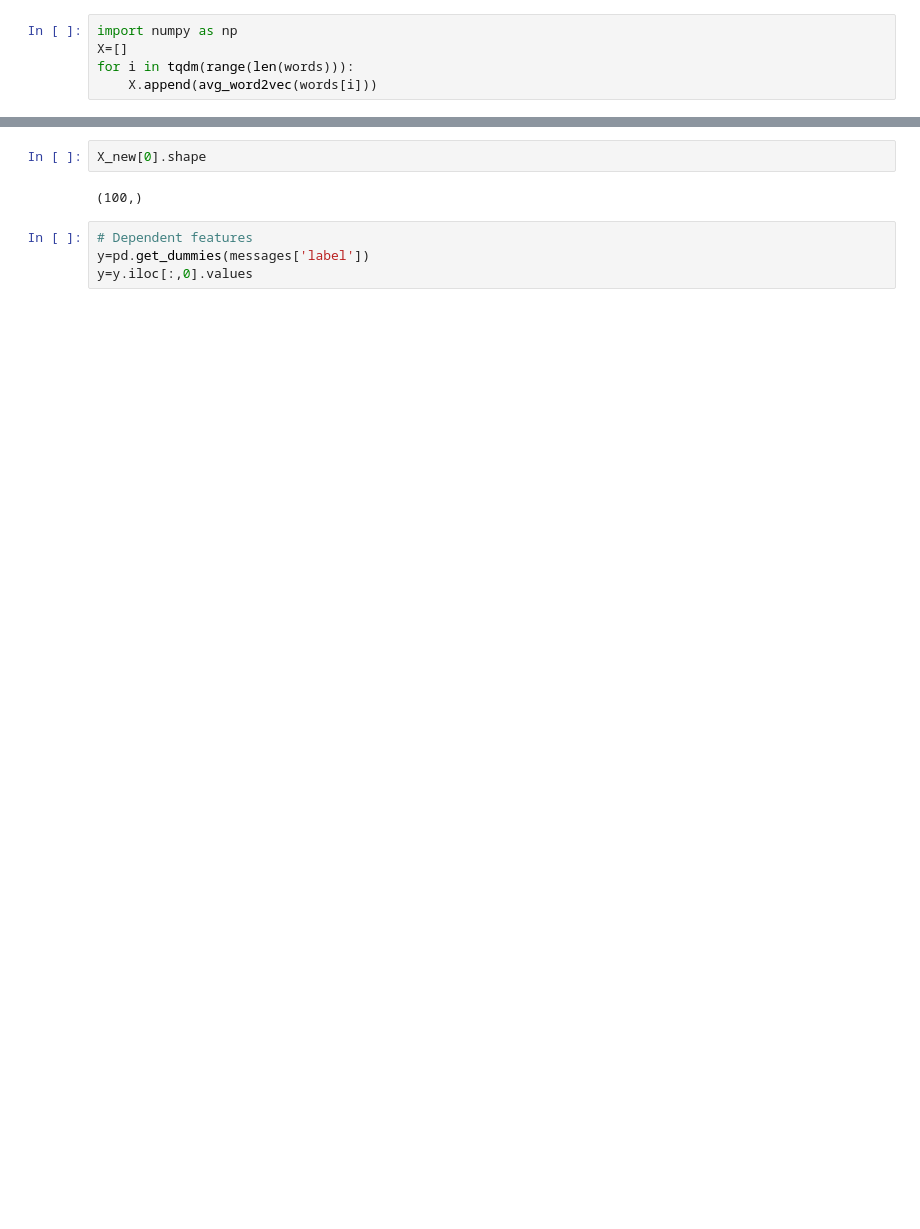
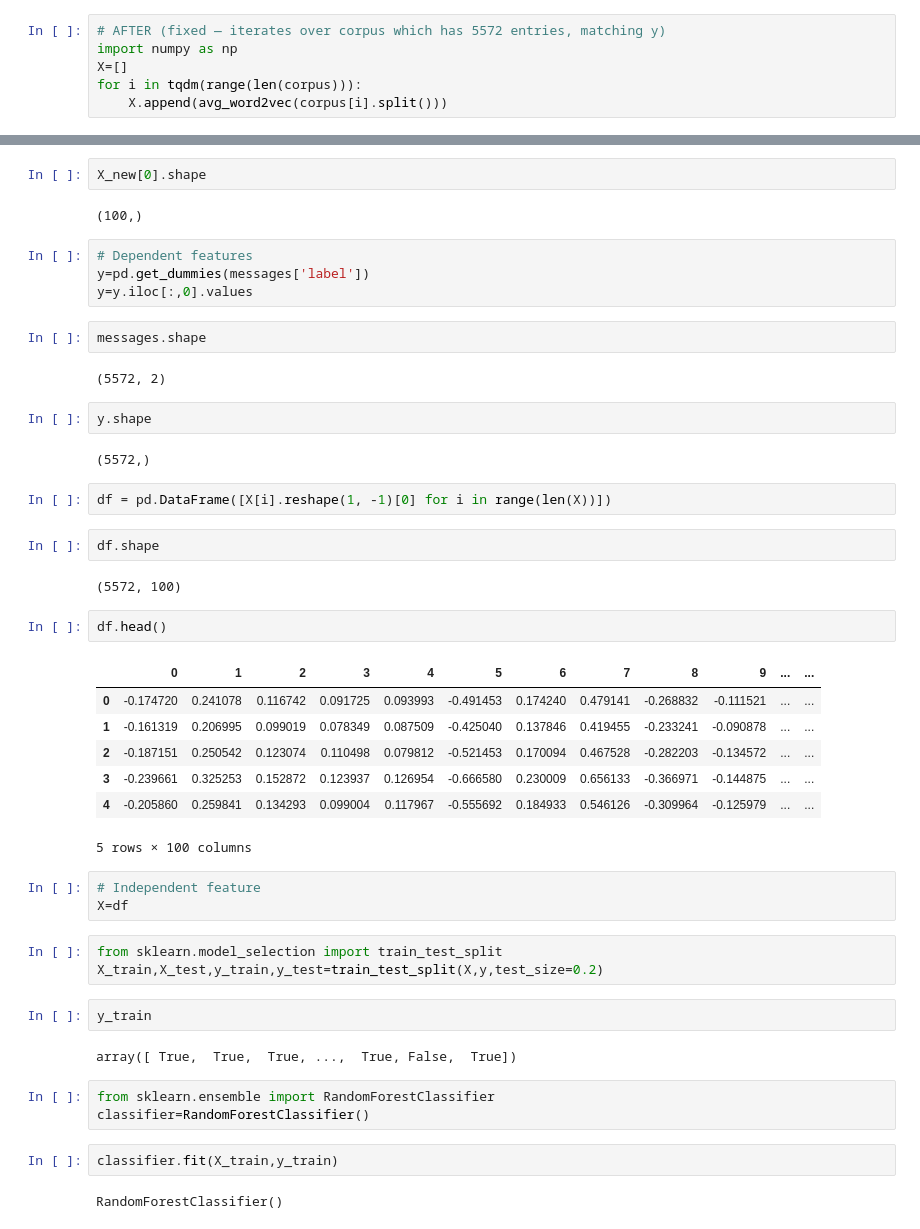
Before and after one commit to Sanskar1314/Spam_Ham_Classification, a Jupyter notebook: Spam_Ham_Classification_using_W2VandAVGW2V.ipynb, the cells around one changed output, grey strips where cells are left out. Saved outputs shown, nothing was run; the diff lists cells and outputs as text; blank space fills up the shorter version.

Commit message:
applied word2vec and avgword2vec

```diff
--- a/Spam_Ham_Classification_using_W2VandAVGW2V.ipynb
+++ b/Spam_Ham_Classification_using_W2VandAVGW2V.ipynb
@@ -154,8 +156,9 @@ Requirement already satisfied: tqdm in /opt/anaconda3/lib/python3.12/site-packag
 # %%
 from tqdm import tqdm
 # %%
+# AFTER (fixed — iterates over corpus which has 5572 entries, matching y)
 import numpy as np
 X=[]
-for i in tqdm(range(len(words))):
-    X.append(avg_word2vec(words[i]))
+for i in tqdm(range(len(corpus))):
+    X.append(avg_word2vec(corpus[i].split()))
 # %%
@@ -212,3 +219,44 @@ X_new[0].shape
 # Dependent features
 y=pd.get_dummies(messages['label'])
 y=y.iloc[:,0].values
+# %%
+messages.shape
+# %% [output]
+(5572, 2)
+# %%
+y.shape
+# %% [output]
+(5572,)
+# %%
+df = pd.DataFrame([X[i].reshape(1, -1)[0] for i in range(len(X))])
+# %%
+df.shape
+# %% [output]
+(5572, 100)
+# %%
+df.head()
+# %% [output]
+|  | 0 | 1 | 2 | 3 | 4 | 5 | 6 | 7 | 8 | 9 | ... | ... |
+| 0 | -0.174720 | 0.241078 | 0.116742 | 0.091725 | 0.093993 | -0.491453 | 0.174240 | 0.479141 | -0.268832 | -0.111521 | ... | ... |
+| 1 | -0.161319 | 0.206995 | 0.099019 | 0.078349 | 0.087509 | -0.425040 | 0.137846 | 0.419455 | -0.233241 | -0.090878 | ... | ... |
+| 2 | -0.187151 | 0.250542 | 0.123074 | 0.110498 | 0.079812 | -0.521453 | 0.170094 | 0.467528 | -0.282203 | -0.134572 | ... | ... |
+| 3 | -0.239661 | 0.325253 | 0.152872 | 0.123937 | 0.126954 | -0.666580 | 0.230009 | 0.656133 | -0.366971 | -0.144875 | ... | ... |
+| 4 | -0.205860 | 0.259841 | 0.134293 | 0.099004 | 0.117967 | -0.555692 | 0.184933 | 0.546126 | -0.309964 | -0.125979 | ... | ... |
+5 rows × 100 columns
+# %%
+# Independent feature
+X=df
+# %%
+from sklearn.model_selection import train_test_split
+X_train,X_test,y_train,y_test=train_test_split(X,y,test_size=0.2)
+# %%
+y_train
+# %% [output]
+array([ True,  True,  True, ...,  True, False,  True])
+# %%
+from sklearn.ensemble import RandomForestClassifier
+classifier=RandomForestClassifier()
+# %%
+classifier.fit(X_train,y_train)
+# %% [output]
+RandomForestClassifier()
```
Also changed, not shown: parts of 11 cells of this notebook.
